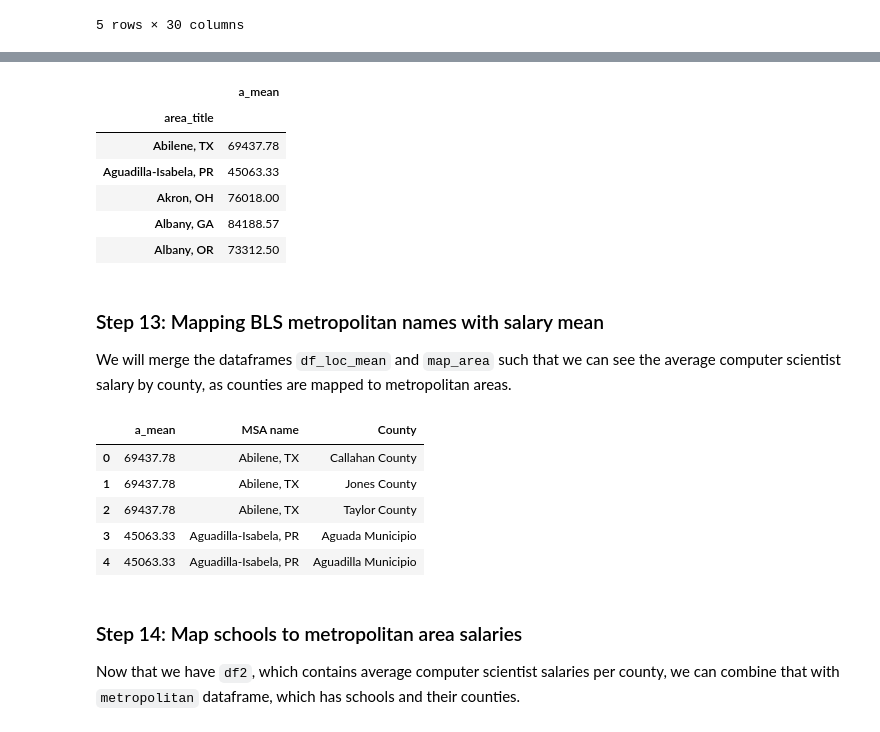
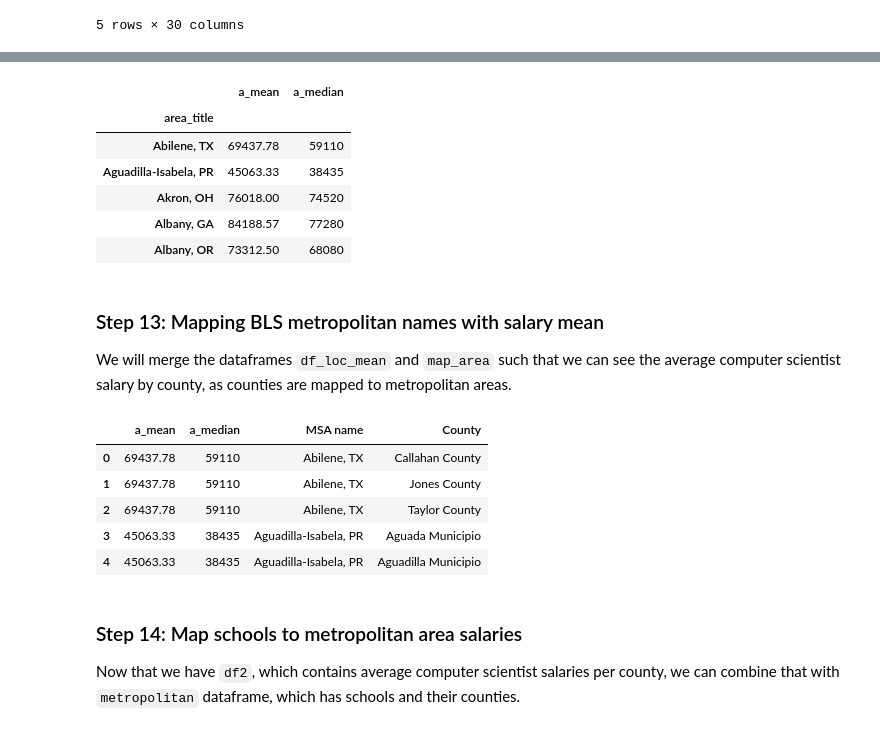
Before and after one commit to tangteresa/INFO2950-Project, a Jupyter notebook: Phase II Data Cleaning.ipynb, the cells around one changed output, grey strips where cells are left out. Saved outputs shown, nothing was run; the diff lists cells and outputs as text; code cells hidden in the pictures.

```diff
--- a/Phase II Data Cleaning.ipynb
+++ b/Phase II Data Cleaning.ipynb
@@ -476,9 +476,12 @@ orig_jobs= pd.read_csv("occupational_salary_filtered.csv")
 
 ## Data cleaning removes all null values
 orig_jobs = orig_jobs[orig_jobs['a_mean'] != "*"]
+orig_jobs = orig_jobs[orig_jobs['a_median'] != "*"]
 
 ## Convert data to numbers for easier calculations
 orig_jobs['a_mean'] = pd.to_numeric(orig_jobs['a_mean'])
+orig_jobs['a_median'] = pd.to_numeric(orig_jobs['a_median'])
+
 orig_jobs.head()
 # %% [output]
 |  | area | area_title | area_type | naics | naics_title | i_group | own_code | occ_code | occ_title | o_group | ... |
@@ -491,5 +494,6 @@ orig_jobs.head()
 # %%
 ## Group by metropolitan area, and calculate the mean salary per area
 ## Note: area_title is the metropolitan area name
-groupby_data = round(orig_jobs.groupby(['area_title']).mean(),2)
-groupby_data.head()
+groupby_data_mean = round(orig_jobs.groupby(['area_title']).mean(),2)
+groupby_data_median = round(orig_jobs.groupby(['area_title']).median(),2)
+groupby_data_mean['a_median'] = groupby_data_median['a_median']
@@ -504,16 +500,15 @@ groupby_data.head()
 # %%
 ## Cut out excess columns and save means to a new dataframe
-df_loc_mean = groupby_data[['a_mean']]
-
+df_loc_mean = groupby_data_mean[['a_mean', 'a_median']]
 df_loc_mean.head()
 # %% [output]
-|  | a_mean |
-| area_title |  |
-| Abilene, TX | 69437.78 |
-| Aguadilla-Isabela, PR | 45063.33 |
-| Akron, OH | 76018.00 |
-| Albany, GA | 84188.57 |
-| Albany, OR | 73312.50 |
+|  | a_mean | a_median |
+| area_title |  |  |
+| Abilene, TX | 69437.78 | 59110 |
+| Aguadilla-Isabela, PR | 45063.33 | 38435 |
+| Akron, OH | 76018.00 | 74520 |
+| Albany, GA | 84188.57 | 77280 |
+| Albany, OR | 73312.50 | 68080 |
 # %% [markdown]
 ### Step 13: Mapping BLS metropolitan names with salary mean
 We will merge the dataframes `df_loc_mean` and `map_area` such that we can see the average computer scientist salary by county, as counties are mapped to metropolitan areas.
@@ -527,12 +522,12 @@ df2['MSA_code'] = df2.MSA_code.astype(int)
 del df2['MSA_code']
 df2.head()
 # %% [output]
-|  | a_mean | MSA name | County |
-| 0 | 69437.78 | Abilene, TX | Callahan County |
-| 1 | 69437.78 | Abilene, TX | Jones County |
-| 2 | 69437.78 | Abilene, TX | Taylor County |
-| 3 | 45063.33 | Aguadilla-Isabela, PR | Aguada Municipio |
-| 4 | 45063.33 | Aguadilla-Isabela, PR | Aguadilla Municipio |
+|  | a_mean | a_median | MSA name | County |
+| 0 | 69437.78 | 59110 | Abilene, TX | Callahan County |
+| 1 | 69437.78 | 59110 | Abilene, TX | Jones County |
+| 2 | 69437.78 | 59110 | Abilene, TX | Taylor County |
+| 3 | 45063.33 | 38435 | Aguadilla-Isabela, PR | Aguada Municipio |
+| 4 | 45063.33 | 38435 | Aguadilla-Isabela, PR | Aguadilla Municipio |
 # %% [markdown]
 ### Step 14: Map schools to metropolitan area salaries
 Now that we have `df2`, which contains average computer scientist salaries per county, we can combine that with `metropolitan` dataframe, which has schools and their counties.
```
Also changed, not shown: parts of 7 cells of this notebook.
